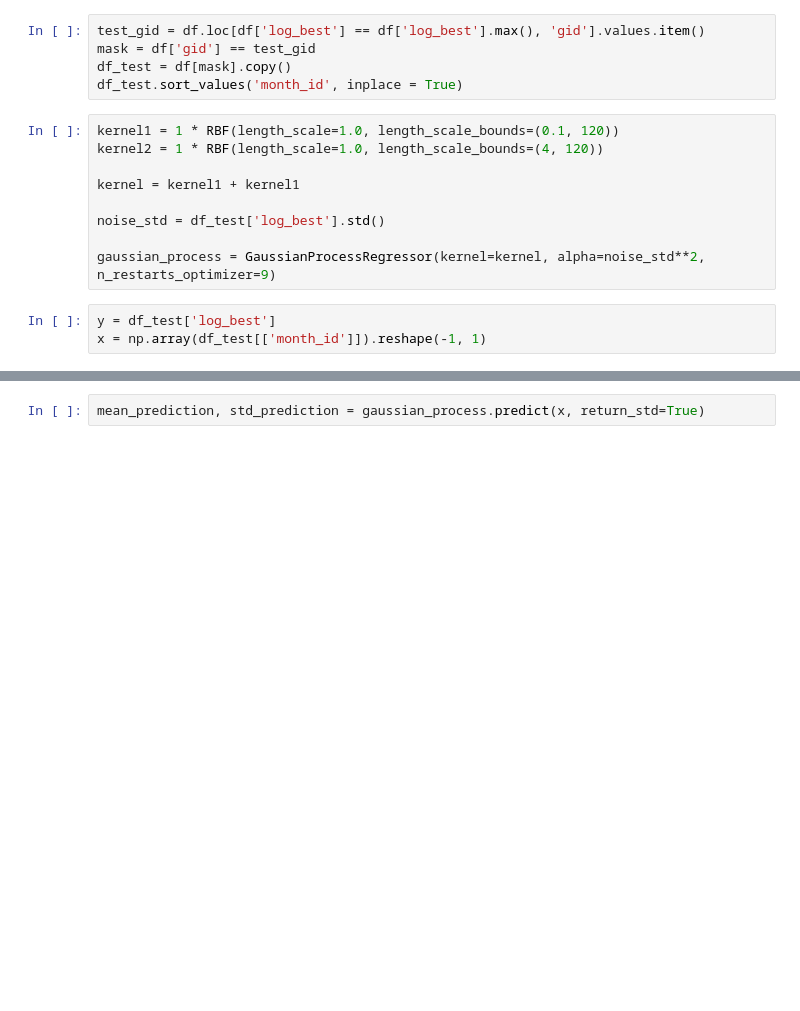
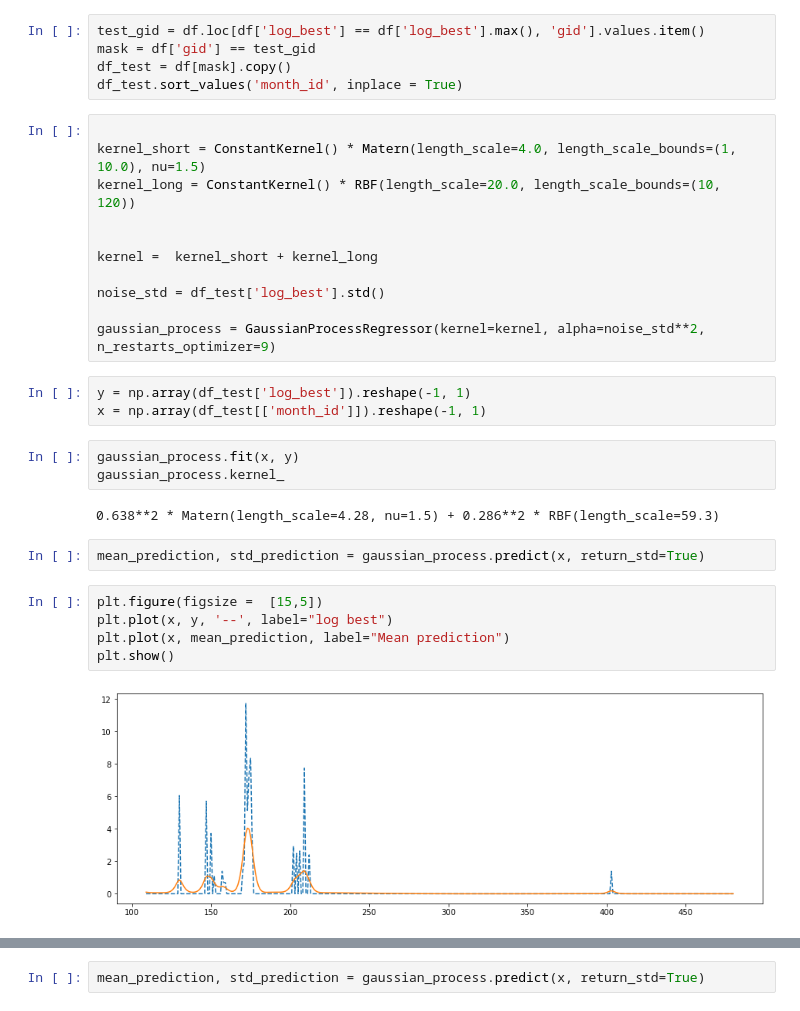
Before and after one commit to Polichinel/Detectron2, a Jupyter notebook: misc/estimating_exposure.ipynb, the cells around one changed output, grey strips where cells are left out. Saved outputs shown, nothing was run; the diff lists cells and outputs as text; blank space fills up the shorter version.

```diff
--- a/misc/estimating_exposure.ipynb
+++ b/misc/estimating_exposure.ipynb
@@ -21,14 +21,30 @@ mask = df['gid'] == test_gid
 df_test = df[mask].copy()
 df_test.sort_values('month_id', inplace = True)
 # %%
-kernel1 = 1 * RBF(length_scale=1.0, length_scale_bounds=(0.1, 120))
-kernel2 = 1 * RBF(length_scale=1.0, length_scale_bounds=(4, 120))
 
-kernel = kernel1 + kernel1
+kernel_short = ConstantKernel() * Matern(length_scale=4.0, length_scale_bounds=(1, 10.0), nu=1.5)
+kernel_long = ConstantKernel() * RBF(length_scale=20.0, length_scale_bounds=(10, 120))
+
+
+kernel =  kernel_short + kernel_long
 
 noise_std = df_test['log_best'].std()
 
 gaussian_process = GaussianProcessRegressor(kernel=kernel, alpha=noise_std**2, n_restarts_optimizer=9)
 # %%
-y = df_test['log_best']
+y = np.array(df_test['log_best']).reshape(-1, 1)
 x = np.array(df_test[['month_id']]).reshape(-1, 1)
+# %%
+gaussian_process.fit(x, y)
+gaussian_process.kernel_
+# %% [output]
+0.638**2 * Matern(length_scale=4.28, nu=1.5) + 0.286**2 * RBF(length_scale=59.3)
+# %%
+mean_prediction, std_prediction = gaussian_process.predict(x, return_std=True)
+# %%
+plt.figure(figsize =  [15,5])
+plt.plot(x, y, '--', label="log best")
+plt.plot(x, mean_prediction, label="Mean prediction")
+plt.show()
+# %% [output]
+[figure, added]
```
Also changed, not shown: parts of 8 cells of this notebook.
